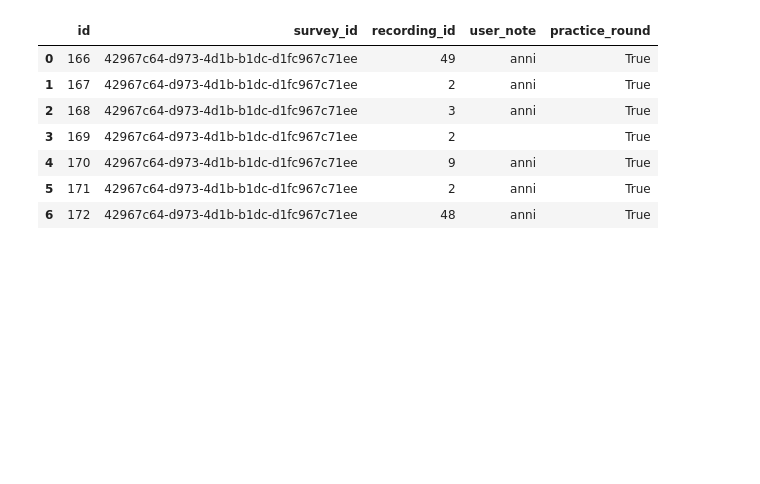
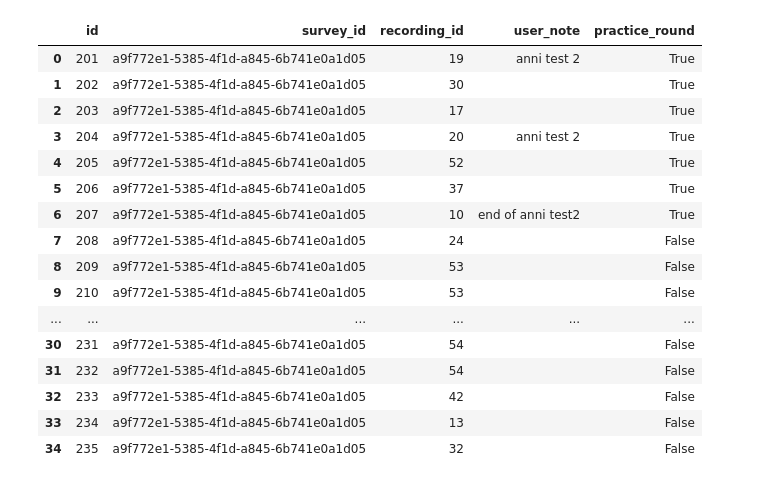
Before and after one commit to ANNIZHENG/Annotation-Interface-Noise-Burst, a Jupyter notebook: database/db.ipynb, the cells around one changed output. Saved outputs shown, nothing was run; the diff lists cells and outputs as text; code cells hidden in the pictures; blank space fills up the shorter version.

```diff
--- a/database/db.ipynb
+++ b/database/db.ipynb
@@ -14,14 +14,23 @@ pd.read_sql('''select * from "Survey" order by id desc;''',eng).head(1)
 # %%
-pd.read_sql('''select * from "Annotation" where survey_id = '42967c64-d973-4d1b-b1dc-d1fc967c71ee' order by id;''',eng).head(7)
+pd.read_sql('''select * from "Annotation" where survey_id = 'a9f772e1-5385-4f1d-a845-6b741e0a1d05' order by id;''',eng).head(28 + 7)
 # %% [output]
 |  | id | survey_id | recording_id | user_note | practice_round |
-| 0 | 166 | 42967c64-d973-4d1b-b1dc-d1fc967c71ee | 49 | anni | True |
-| 1 | 167 | 42967c64-d973-4d1b-b1dc-d1fc967c71ee | 2 | anni | True |
-| 2 | 168 | 42967c64-d973-4d1b-b1dc-d1fc967c71ee | 3 | anni | True |
-| 3 | 169 | 42967c64-d973-4d1b-b1dc-d1fc967c71ee | 2 |  | True |
-| 4 | 170 | 42967c64-d973-4d1b-b1dc-d1fc967c71ee | 9 | anni | True |
-| 5 | 171 | 42967c64-d973-4d1b-b1dc-d1fc967c71ee | 2 | anni | True |
-| 6 | 172 | 42967c64-d973-4d1b-b1dc-d1fc967c71ee | 48 | anni | True |
+| 0 | 201 | a9f772e1-5385-4f1d-a845-6b741e0a1d05 | 19 | anni test 2 | True |
+| 1 | 202 | a9f772e1-5385-4f1d-a845-6b741e0a1d05 | 30 |  | True |
+| 2 | 203 | a9f772e1-5385-4f1d-a845-6b741e0a1d05 | 17 |  | True |
+| 3 | 204 | a9f772e1-5385-4f1d-a845-6b741e0a1d05 | 20 | anni test 2 | True |
+| 4 | 205 | a9f772e1-5385-4f1d-a845-6b741e0a1d05 | 52 |  | True |
+| 5 | 206 | a9f772e1-5385-4f1d-a845-6b741e0a1d05 | 37 |  | True |
+| 6 | 207 | a9f772e1-5385-4f1d-a845-6b741e0a1d05 | 10 | end of anni test2 | True |
+| 7 | 208 | a9f772e1-5385-4f1d-a845-6b741e0a1d05 | 24 |  | False |
+| 8 | 209 | a9f772e1-5385-4f1d-a845-6b741e0a1d05 | 53 |  | False |
+| 9 | 210 | a9f772e1-5385-4f1d-a845-6b741e0a1d05 | 53 |  | False |
+| ... | ... | ... | ... | ... | ... |
+| 30 | 231 | a9f772e1-5385-4f1d-a845-6b741e0a1d05 | 54 |  | False |
+| 31 | 232 | a9f772e1-5385-4f1d-a845-6b741e0a1d05 | 54 |  | False |
+| 32 | 233 | a9f772e1-5385-4f1d-a845-6b741e0a1d05 | 42 |  | False |
+| 33 | 234 | a9f772e1-5385-4f1d-a845-6b741e0a1d05 | 13 |  | False |
+| 34 | 235 | a9f772e1-5385-4f1d-a845-6b741e0a1d05 | 32 |  | False |
 # %%
 pd.read_sql('''select * from "Interaction" order by id desc;''',eng).head(200)
 # %% [output]
```
Also changed, not shown: parts of 4 cells of this notebook, 1 other file.
